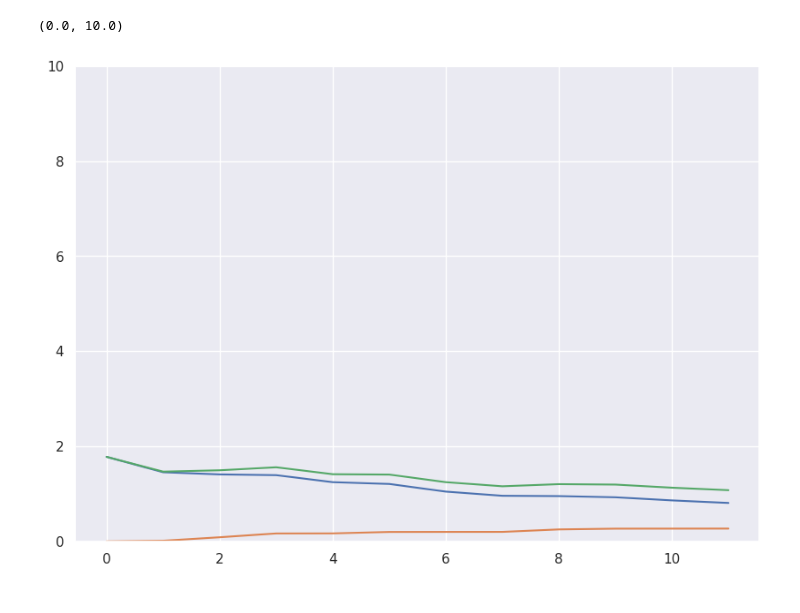
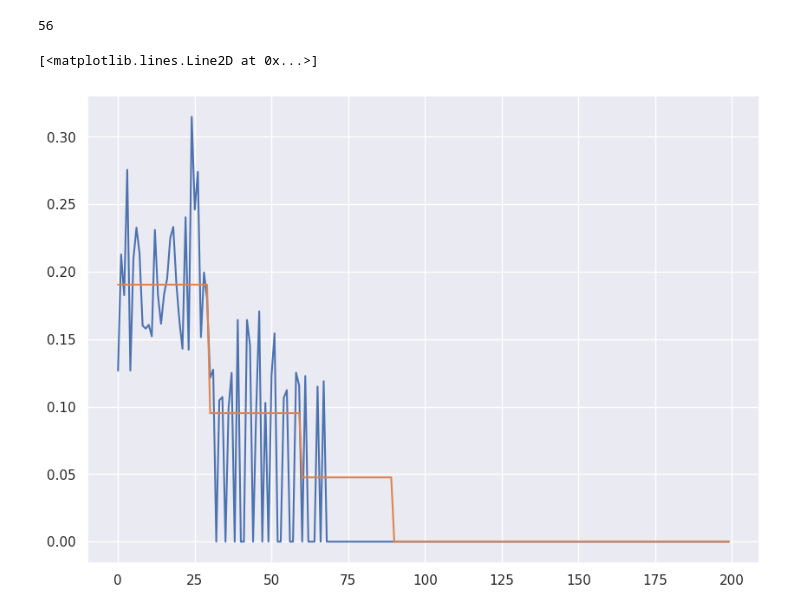
Before and after one commit to EarlyStop/EarlyStopping, a Jupyter notebook: notebooks/L2BoostExample.ipynb, the cells around one changed output. Cells and saved outputs as stored; diff of their text form; code cells hidden in the pictures.

```diff
--- a/notebooks/L2BoostExample.ipynb
+++ b/notebooks/L2BoostExample.ipynb
@@ -74,14 +85,17 @@ plt.ylim((0, 10))
 # %%
-empNoiseLevel = np.mean(eps**2)
-alg = es.L2Boost(X, Y, f)
-alg.boostToEarlyStop(crit = empNoiseLevel, maxIter = sampleSize)
-alg.iter
-
-fig = plt.figure(figsize = (10, 7))
-plt.plot(alg.bias2)
-plt.plot(alg.stochError)
-plt.plot(alg.mse)
-plt.ylim((0, 10))
+# L2-boosting with early stopping according to the true empirical noise level
+emp_noise_level = np.mean(eps**2)
+alg = es.L2_boost(X, Y, f)
+alg.boost_to_early_stop(crit = emp_noise_level, max_iter = sample_size)
+early_stopping_time = alg.iter
+early_stopping_time
 # %% [output]
-(0.0, 10.0)
+56
-[figure, removed]
+# %%
+# Estimated signal vs. true signal
+fig = plt.figure(figsize = (10,7))
+plt.plot(alg.coefficients[0:200])
+plt.plot(beta_90[0:200])
+# %% [output]
+[<matplotlib.lines.Line2D at 0x...>]
+[figure, added]
```
Also changed, not shown: parts of 5 cells of this notebook.
